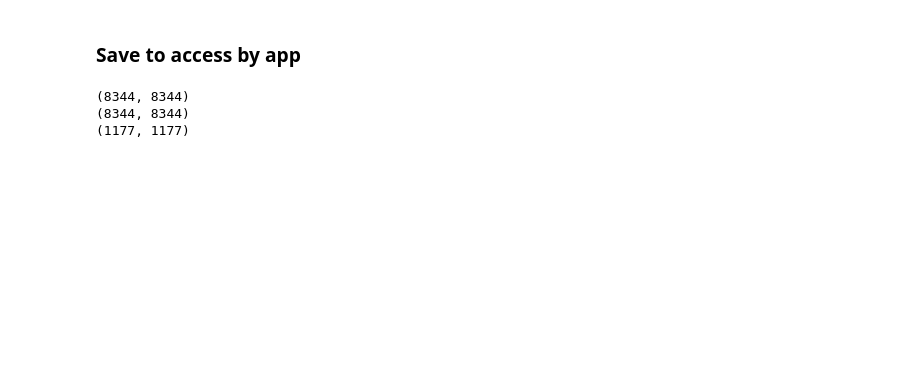
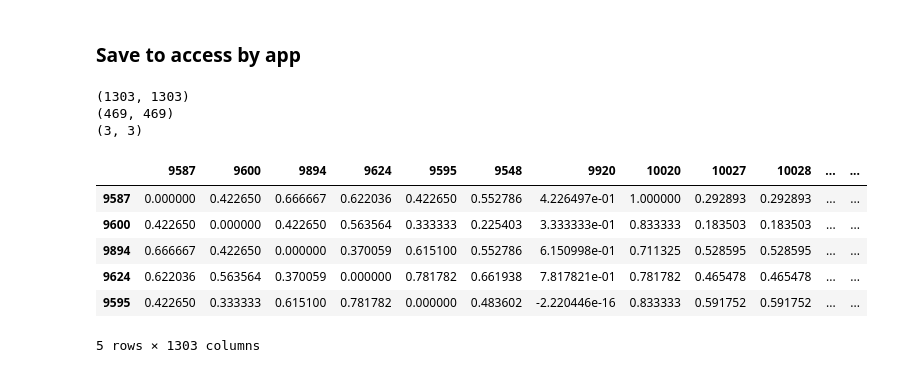
Before and after one commit to askerry/cragcrunch, a Jupyter notebook: Notebook 5. Climb Similarity.ipynb, the cells around one changed output. Drawn from its saved outputs; the diff is of its cells as text; code cells hidden in the pictures; blank space fills up the shorter version.

```diff
--- a/Notebook 5. Climb Similarity.ipynb
+++ b/Notebook 5. Climb Similarity.ipynb
@@ -33,10 +37,17 @@ projdir=os.path.join(rootdir, 'Projects','cragcrunch','data')
 # %%
 #load in preprocessed data
 engine = create_engine('mysql://%s@%s/%s?charset=%s&use_unicode=%s&passwd=%s' %(cfg.user, cfg.host, cfg.dbname, cfg.charset, cfg.use_unicode, cfg.passwd), pool_recycle=3600)
-cdf = pd.read_sql("SELECT * from climb_prepped where region = 'California'", engine, index_col='index')
-adf = pd.read_sql("SELECT * from area_prepped where region = 'California'", engine, index_col='index')
+cdf = pd.read_sql("SELECT * from climb_prepped where region = 'New Hampshire'", engine, index_col='index')
+adf = pd.read_sql("SELECT * from area_prepped where region = 'New Hampshire'", engine, index_col='index')
 climbs=list(cdf.climbid.unique())
 udf = pd.read_sql("SELECT * from climber_prepped", engine, index_col='index')
 hdf= pd.read_sql("SELECT * from hits_prepped", engine, index_col='index')
+hdf=hdf.loc[hdf['climb'].isin(climbs)]
+allclimbs=hdf.climb.unique()
+allclimbers=hdf.climber.unique()
+# %%
+distance_metric='cosine'#'jaccard'
+#[‘cityblock’, ‘cosine’, ‘euclidean’, ‘l1’, ‘l2’, ‘manhattan’]
+ #['jaccard',‘braycurtis’, ‘canberra’, ‘chebyshev’, ‘correlation’, ‘dice’, ‘hamming’, ‘jaccard’, ‘kulsinski’, ‘mahalanobis’, ‘matching’, ‘minkowski’, ‘rogerstanimoto’, ‘russellrao’, ‘seuclidean’, ‘sokalmichener’, ‘sokalsneath’, ‘sqeuclidean’, ‘yule’]
 # %% [markdown]
 ## User similarity (Climb x Climber Matrix)
@@ -70,0 +54,4 @@ u_cosinsim=pairwise_distances(mat, metric='cosine')
+# %%
+%autoreload
+hitmat=mo.computeinteractionmatrix(allclimbs, allclimbers, hdf)
+print hitmat.shape
@@ -71,3 +60,6 @@ u_cosinsim=pairwise_distances(mat, metric='cosine')
+# %%
+u_sim=pairwise_distances(hitmat.values, metric=distance_metric)
+u_sim=pd.DataFrame(index=hitmat.index.values, columns=hitmat.index.values, data=u_sim)
 # %% [markdown]
 ## Attribute similarity (Climb x Feature Matrix)
 # %%
@@ -92,10 +89,10 @@ locationsim=pairwise_distances(lmat, metric='euclidean')
 # %% [markdown]
 ### Save to access by app
 # %%
-print u_cosinsim.shape
-print a_cosinsim.shape
-print locationsim.shape
+print u_sim.shape
+print a_sim.shape
+print l_sim.shape
 # %% [output]
-(8344, 8344)
-(8344, 8344)
-(1177, 1177)
+(1303, 1303)
+(469, 469)
+(3, 3)
@@ -111,0 +99,10 @@ usimdf.to_csv(os.path.join(projdir, 'user_sim_matrix.csv'))
+# %%
+u_sim.head()
+# %% [output]
+|  | 9587 | 9600 | 9894 | 9624 | 9595 | 9548 | 9920 | 10020 | 10027 | 10028 | ... | ... |
+| 9587 | 0.000000 | 0.422650 | 0.666667 | 0.622036 | 0.422650 | 0.552786 | 4.226497e-01 | 1.000000 | 0.292893 | 0.292893 | ... | ... |
+| 9600 | 0.422650 | 0.000000 | 0.422650 | 0.563564 | 0.333333 | 0.225403 | 3.333333e-01 | 0.833333 | 0.183503 | 0.183503 | ... | ... |
+| 9894 | 0.666667 | 0.422650 | 0.000000 | 0.370059 | 0.615100 | 0.552786 | 6.150998e-01 | 0.711325 | 0.528595 | 0.528595 | ... | ... |
+| 9624 | 0.622036 | 0.563564 | 0.370059 | 0.000000 | 0.781782 | 0.661938 | 7.817821e-01 | 0.781782 | 0.465478 | 0.465478 | ... | ... |
+| 9595 | 0.422650 | 0.333333 | 0.615100 | 0.781782 | 0.000000 | 0.483602 | -2.220446e-16 | 0.833333 | 0.591752 | 0.591752 | ... | ... |
+5 rows × 1303 columns
```
Also changed, not shown: parts of 22 cells of this notebook, 6 other files.
